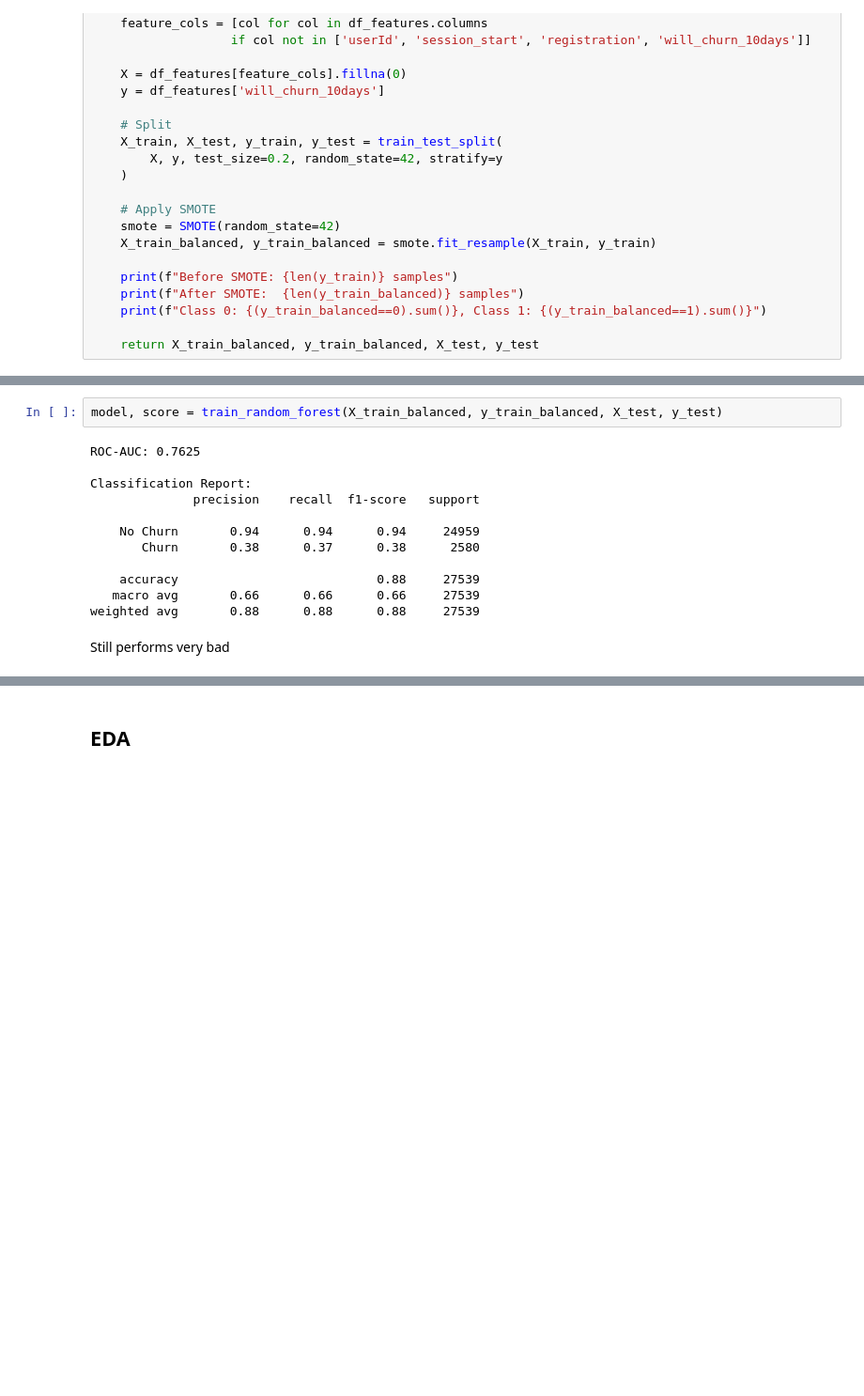
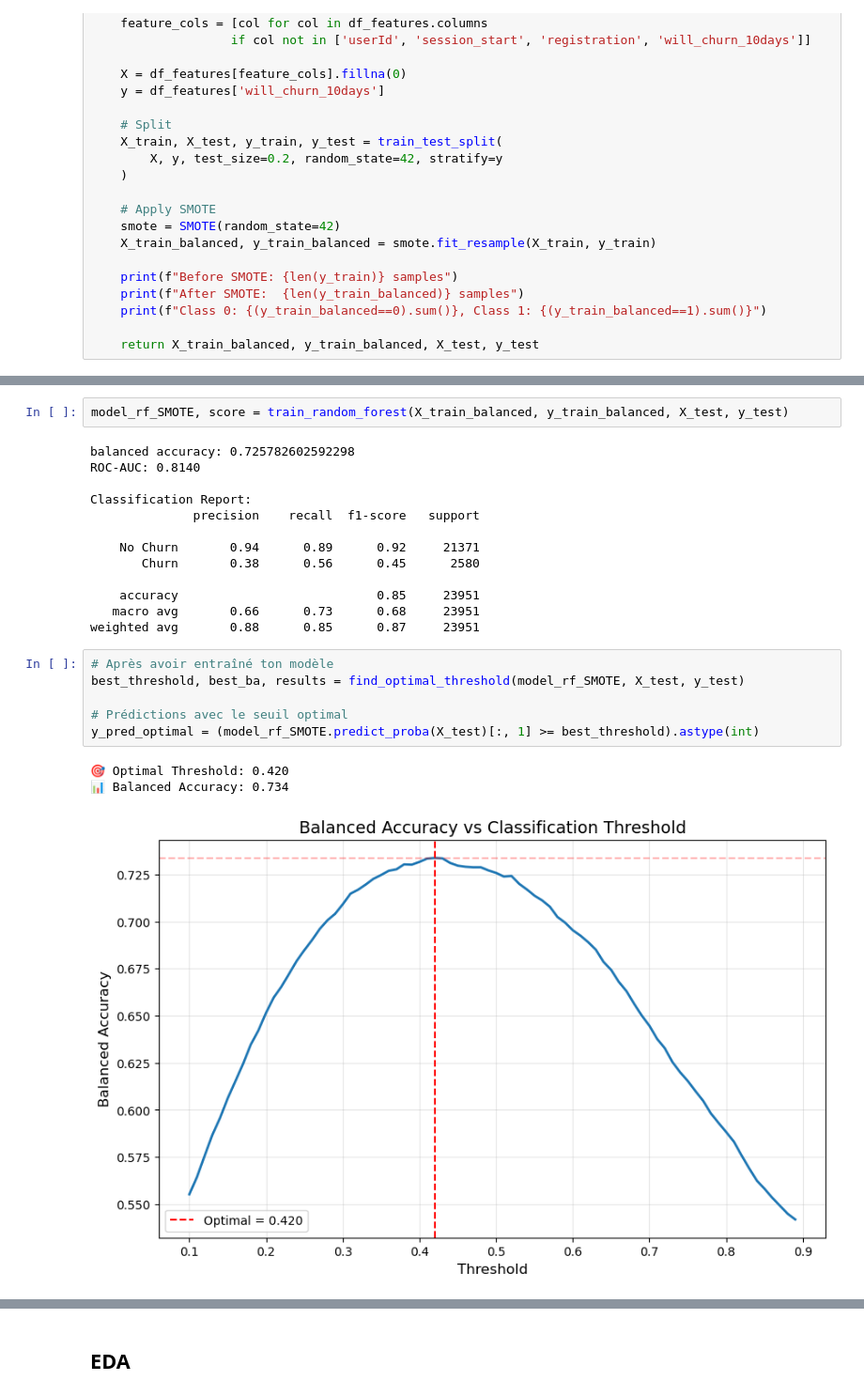
Before and after one commit to MaximilienLuc/Churn-prediction, a Jupyter notebook: Olivier.ipynb, the cells around one changed output, grey strips where cells are left out. Shown at 94% size. Cells and saved outputs as stored; diff of their text form; blank space fills up the shorter version.

```diff
--- a/Olivier.ipynb
+++ b/Olivier.ipynb
@@ -1864,18 +1583,27 @@ def train_random_forest(X_train, y_train, X_test, y_test):
 
     return rf, roc_auc
 # %%
-model, score = train_random_forest(X_train_balanced, y_train_balanced, X_test, y_test)
+model_rf_SMOTE, score = train_random_forest(X_train_balanced, y_train_balanced, X_test, y_test)
 # %% [output]
-ROC-AUC: 0.7625
+balanced accuracy: 0.725782602592298
+ROC-AUC: 0.8140
 
 Classification Report:
               precision    recall  f1-score   support
 
-    No Churn       0.94      0.94      0.94     24959
-       Churn       0.38      0.37      0.38      2580
+    No Churn       0.94      0.89      0.92     21371
+       Churn       0.38      0.56      0.45      2580
 
-    accuracy                           0.88     27539
-   macro avg       0.66      0.66      0.66     27539
-weighted avg       0.88      0.88      0.88     27539
+    accuracy                           0.85     23951
+   macro avg       0.66      0.73      0.68     23951
+weighted avg       0.88      0.85      0.87     23951
-# %% [markdown]
-Still performs very bad
+# %%
+# Après avoir entraîné ton modèle
+best_threshold, best_ba, results = find_optimal_threshold(model_rf_SMOTE, X_test, y_test)
+
+# Prédictions avec le seuil optimal
+y_pred_optimal = (model_rf_SMOTE.predict_proba(X_test)[:, 1] >= best_threshold).astype(int)
+# %% [output]
+🎯 Optimal Threshold: 0.420
+📊 Balanced Accuracy: 0.734
+[figure, added]
```
Also changed, not shown: parts of 41 cells of this notebook, 3 other files.
